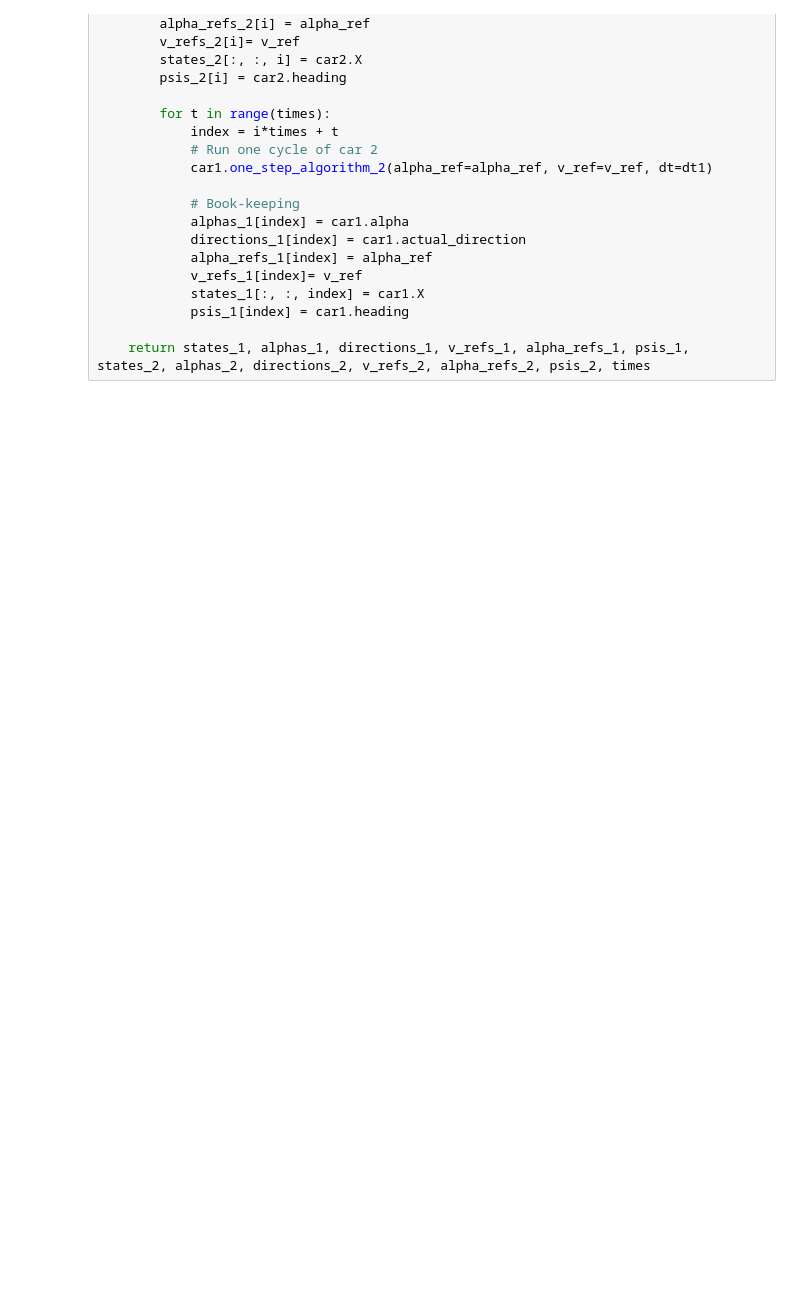
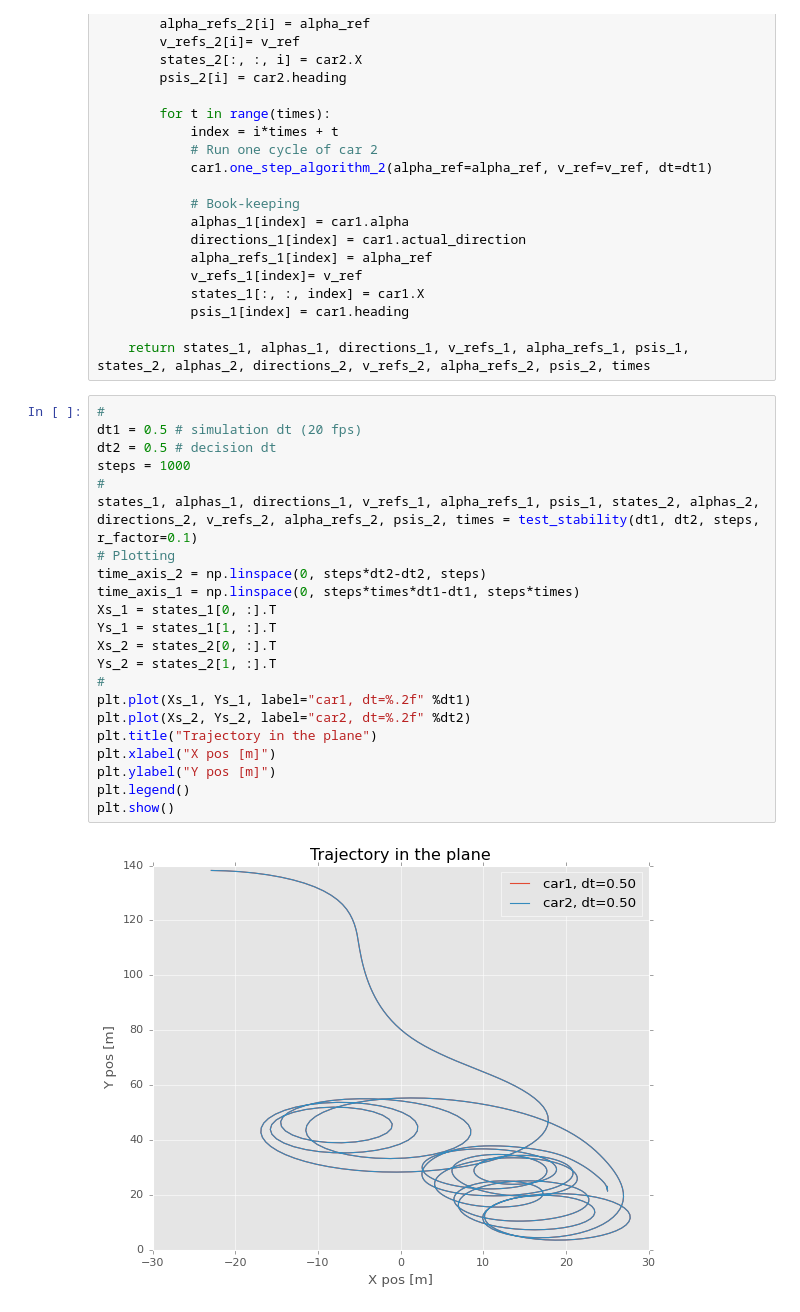
Before and after one commit to henrfj/master_thesis_2023, a Jupyter notebook: testing.ipynb, the cells around one changed output. Cells and saved outputs as stored; diff of their text form; blank space fills up the shorter version.

```diff
--- a/testing.ipynb
+++ b/testing.ipynb
@@ -72,5 +72,29 @@ def test_stability(dt1, dt2, steps, r_factor=0.02):
             psis_1[index] = car1.heading
 
     return states_1, alphas_1, directions_1, v_refs_1, alpha_refs_1, psis_1, states_2, alphas_2, directions_2, v_refs_2, alpha_refs_2, psis_2, times
+# %%
+#
+dt1 = 0.5 # simulation dt (20 fps)
+dt2 = 0.5 # decision dt
+steps = 1000
+#
+states_1, alphas_1, directions_1, v_refs_1, alpha_refs_1, psis_1, states_2, alphas_2, directions_2, v_refs_2, alpha_refs_2, psis_2, times = test_stability(dt1, dt2, steps, r_factor=0.1)
+# Plotting
+time_axis_2 = np.linspace(0, steps*dt2-dt2, steps)
+time_axis_1 = np.linspace(0, steps*times*dt1-dt1, steps*times)
+Xs_1 = states_1[0, :].T
+Ys_1 = states_1[1, :].T
+Xs_2 = states_2[0, :].T
+Ys_2 = states_2[1, :].T
+#
+plt.plot(Xs_1, Ys_1, label="car1, dt=%.2f" %dt1)
+plt.plot(Xs_2, Ys_2, label="car2, dt=%.2f" %dt2)
+plt.title("Trajectory in the plane")
+plt.xlabel("X pos [m]")
+plt.ylabel("Y pos [m]")
+plt.legend()
+plt.show()
+# %% [output]
+[figure, added]
 # %%
 #
```
Also changed, not shown: parts of 3 cells of this notebook, 1 other file.
